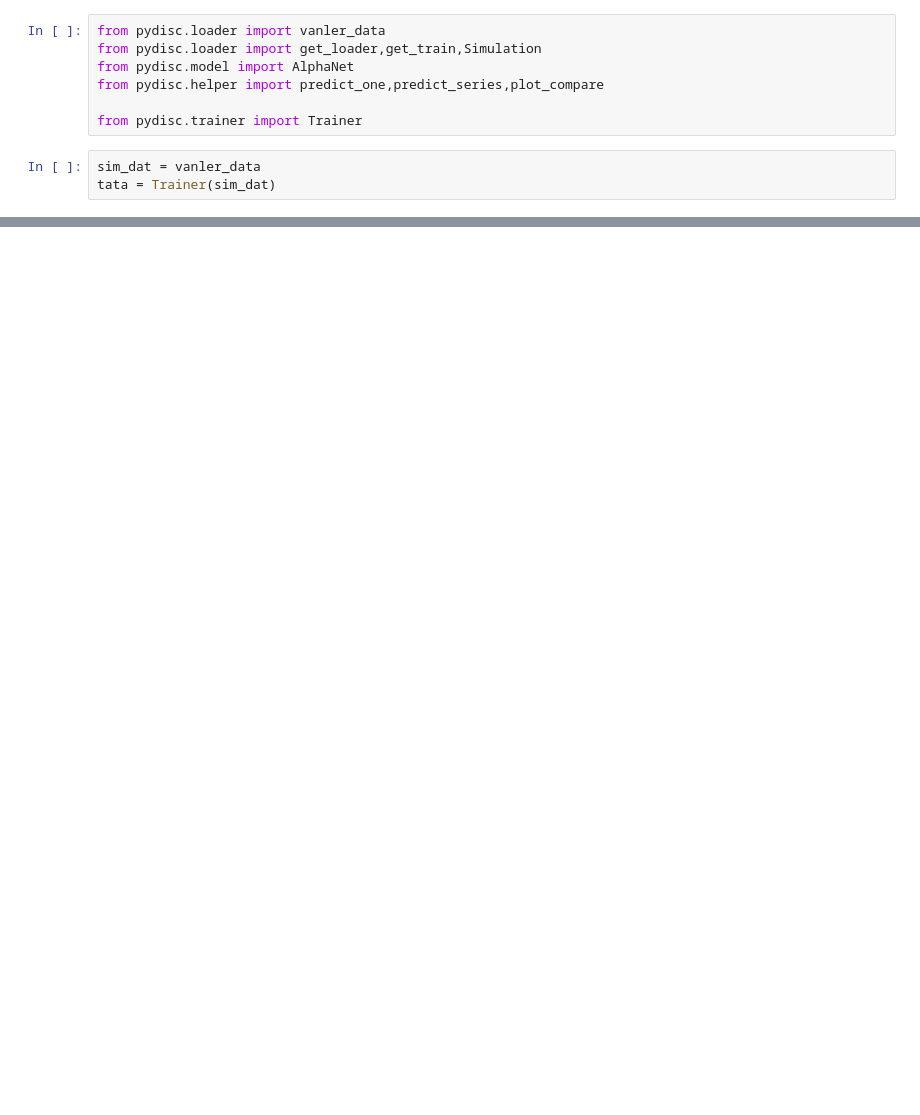
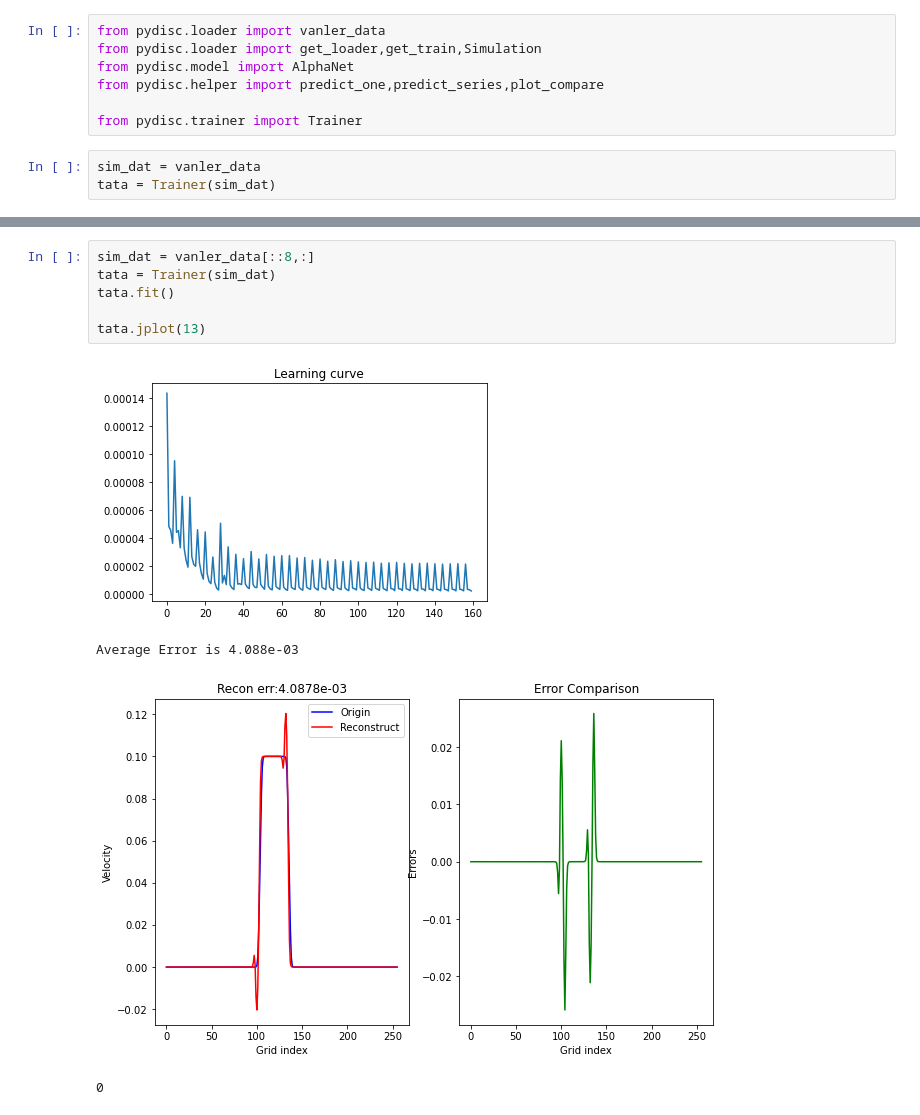
Before and after one commit to kulkarnisp/data-driven-discretisation, a Jupyter notebook: examples/rDataDrivenPDE-II.ipynb, the cells around one changed output, grey strips where cells are left out. Cells and saved outputs as stored; diff of their text form; blank space fills up the shorter version.

```diff
--- a/examples/rDataDrivenPDE-II.ipynb
+++ b/examples/rDataDrivenPDE-II.ipynb
@@ -38,0 +69,11 @@ Average Error is 4.082e-05
+# %%
+sim_dat = vanler_data[::8,:]
+tata = Trainer(sim_dat)
+tata.fit()
+
+tata.jplot(13)
+# %% [output]
+[figure, added]
+Average Error is 4.088e-03
+[figure, added]
+0
```
Also changed, not shown: parts of 10 cells of this notebook, 1 other file.
